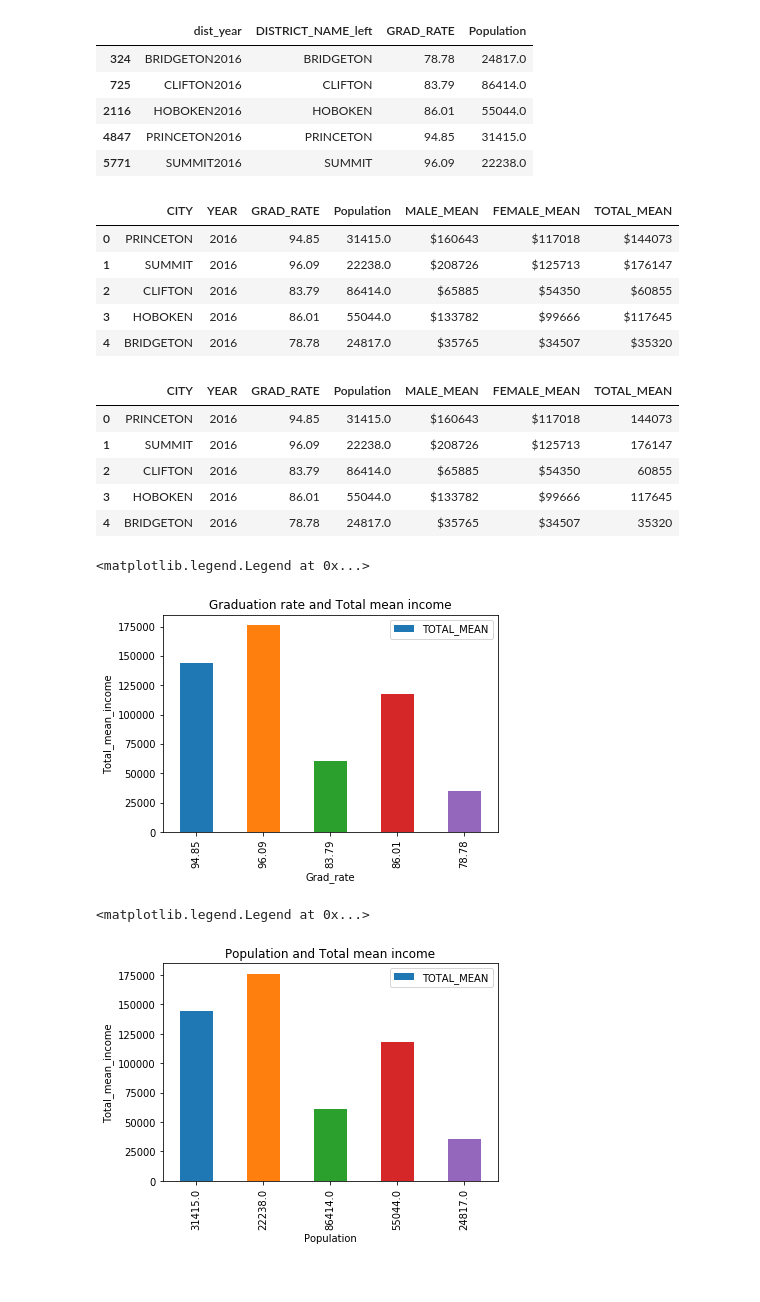
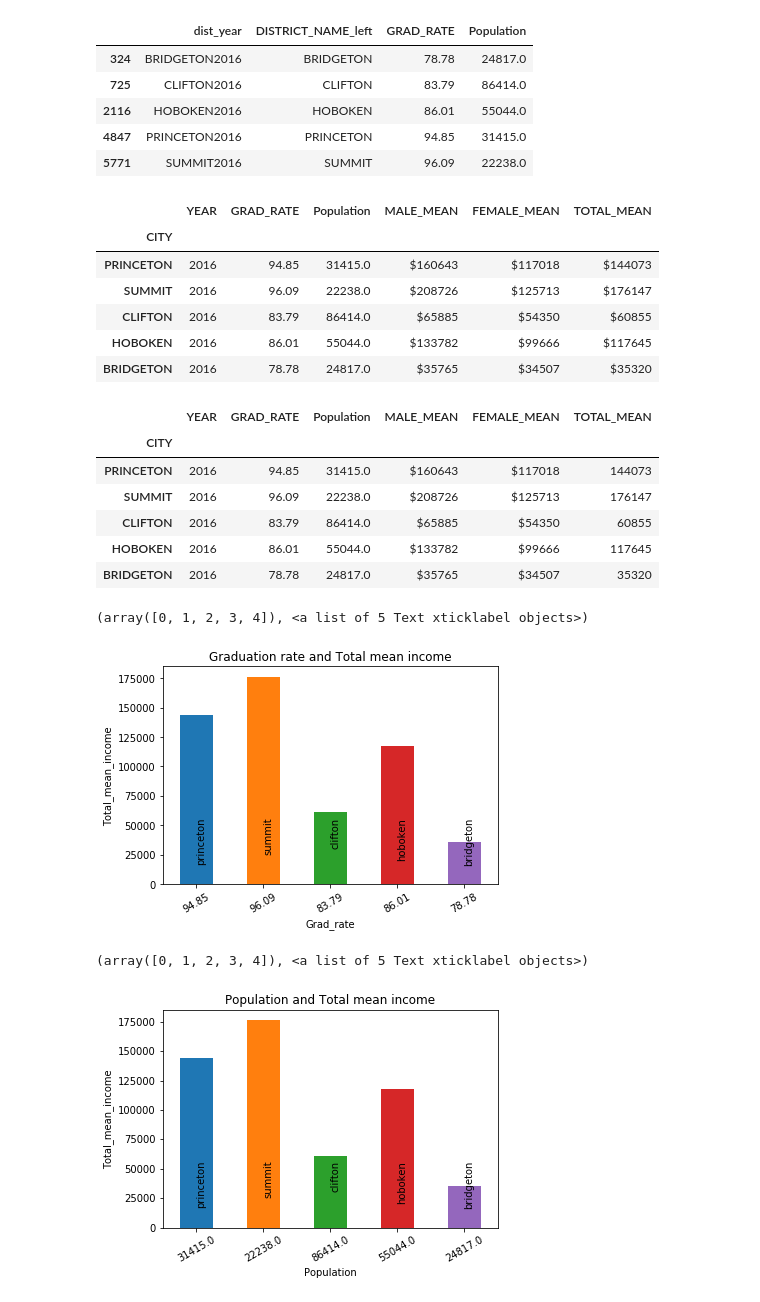
Before and after one commit to fab5-rutgers/first_project, a Jupyter notebook: Income/income_pop_grad.ipynb, the cells around one changed output. Cells and saved outputs as stored; diff of their text form; code cells hidden in the pictures.

```diff
--- a/Income/income_pop_grad.ipynb
+++ b/Income/income_pop_grad.ipynb
@@ -63,46 +65,50 @@ smallset_2016.set_index("DISTRICT_NAME_left"))
 
 combined_income_and_population = combined_income_and_population.reset_index()
 combined_income_grad_population = combined_income_and_population[["CITY","YEAR","GRAD_RATE","Population","MALE_MEAN","FEMALE_MEAN","TOTAL_MEAN"]].copy()
-
+combined_income_grad_population= combined_income_grad_population.set_index("CITY")
 combined_income_grad_population
 # %% [output]
-|  | CITY | YEAR | GRAD_RATE | Population | MALE_MEAN | FEMALE_MEAN | TOTAL_MEAN |
-| 0 | PRINCETON | 2016 | 94.85 | 31415.0 | $160643 | $117018 | $144073 |
-| 1 | SUMMIT | 2016 | 96.09 | 22238.0 | $208726 | $125713 | $176147 |
-| 2 | CLIFTON | 2016 | 83.79 | 86414.0 | $65885 | $54350 | $60855 |
-| 3 | HOBOKEN | 2016 | 86.01 | 55044.0 | $133782 | $99666 | $117645 |
-| 4 | BRIDGETON | 2016 | 78.78 | 24817.0 | $35765 | $34507 | $35320 |
+|  | YEAR | GRAD_RATE | Population | MALE_MEAN | FEMALE_MEAN | TOTAL_MEAN |
+| CITY |  |  |  |  |  |  |
+| PRINCETON | 2016 | 94.85 | 31415.0 | $160643 | $117018 | $144073 |
+| SUMMIT | 2016 | 96.09 | 22238.0 | $208726 | $125713 | $176147 |
+| CLIFTON | 2016 | 83.79 | 86414.0 | $65885 | $54350 | $60855 |
+| HOBOKEN | 2016 | 86.01 | 55044.0 | $133782 | $99666 | $117645 |
+| BRIDGETON | 2016 | 78.78 | 24817.0 | $35765 | $34507 | $35320 |
 # %%
 #To select just the number part from the total_mean column(to remove $ sign)
 combined_income_grad_population["TOTAL_MEAN"] = combined_income_grad_population["TOTAL_MEAN"].apply(lambda x: int(x[1:]))
 
 combined_income_grad_population
 # %% [output]
-|  | CITY | YEAR | GRAD_RATE | Population | MALE_MEAN | FEMALE_MEAN | TOTAL_MEAN |
-| 0 | PRINCETON | 2016 | 94.85 | 31415.0 | $160643 | $117018 | 144073 |
-| 1 | SUMMIT | 2016 | 96.09 | 22238.0 | $208726 | $125713 | 176147 |
-| 2 | CLIFTON | 2016 | 83.79 | 86414.0 | $65885 | $54350 | 60855 |
-| 3 | HOBOKEN | 2016 | 86.01 | 55044.0 | $133782 | $99666 | 117645 |
-| 4 | BRIDGETON | 2016 | 78.78 | 24817.0 | $35765 | $34507 | 35320 |
+|  | YEAR | GRAD_RATE | Population | MALE_MEAN | FEMALE_MEAN | TOTAL_MEAN |
+| CITY |  |  |  |  |  |  |
+| PRINCETON | 2016 | 94.85 | 31415.0 | $160643 | $117018 | 144073 |
+| SUMMIT | 2016 | 96.09 | 22238.0 | $208726 | $125713 | 176147 |
+| CLIFTON | 2016 | 83.79 | 86414.0 | $65885 | $54350 | 60855 |
+| HOBOKEN | 2016 | 86.01 | 55044.0 | $133782 | $99666 | 117645 |
+| BRIDGETON | 2016 | 78.78 | 24817.0 | $35765 | $34507 | 35320 |
 # %%
 #plot Graduation rate vs Total mean income
-combined_income_grad_population.plot.bar(x="GRAD_RATE",y="TOTAL_MEAN")
+ax = combined_income_grad_population.plot.bar(x="GRAD_RATE",y="TOTAL_MEAN",legend=False)
+for i, label in enumerate(list(combined_income_grad_population.index)):
+    ax.annotate(label.lower(),(i, 50000),ha="left",rotation=90)
 plt.title("Graduation rate and Total mean income")
 plt.ylabel("Total_mean_income")
 plt.xlabel("Grad_rate")
-#plt.grid(True)
-plt.legend(loc="best")
+plt.xticks(rotation=30)
 # %% [output]
-<matplotlib.legend.Legend at 0x...>
+(array([0, 1, 2, 3, 4]), <a list of 5 Text xticklabel objects>)
-[figure, old version]
+[figure, new version]
 # %%
 #Plot Population vs Total mean income
-combined_income_grad_population.plot.bar(x="Population",y="TOTAL_MEAN")
+ax = combined_income_grad_population.plot.bar(x="Population",y="TOTAL_MEAN",legend=False)
+for i, label in enumerate(list(combined_income_grad_population.index)):
+    ax.annotate(label.lower(),(i, 50000),ha="left",rotation=90)
 plt.title("Population and Total mean income")
 plt.ylabel("Total_mean_income")
 plt.xlabel("Population")
-#plt.grid(True)
-plt.legend(loc="best")
+plt.xticks(rotation=30)
 # %% [output]
-<matplotlib.legend.Legend at 0x...>
+(array([0, 1, 2, 3, 4]), <a list of 5 Text xticklabel objects>)
-[figure, old version]
+[figure, new version]
```
Also changed, not shown: parts of 1 cell of this notebook.
